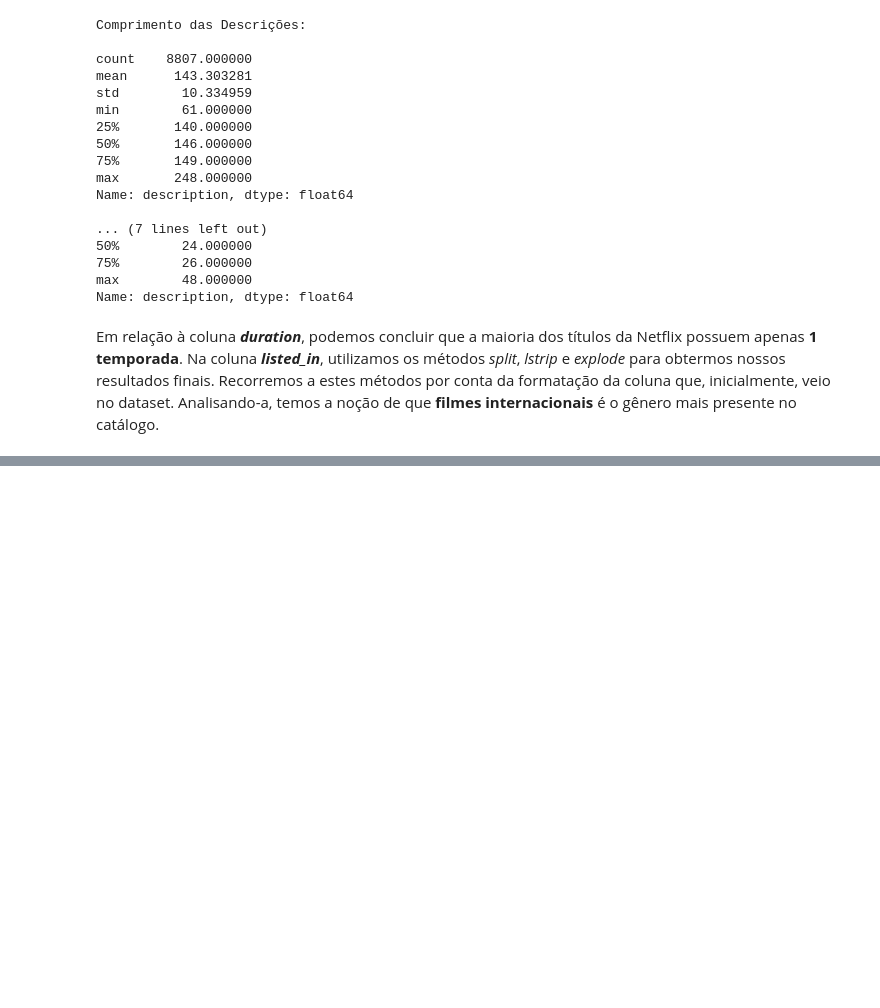
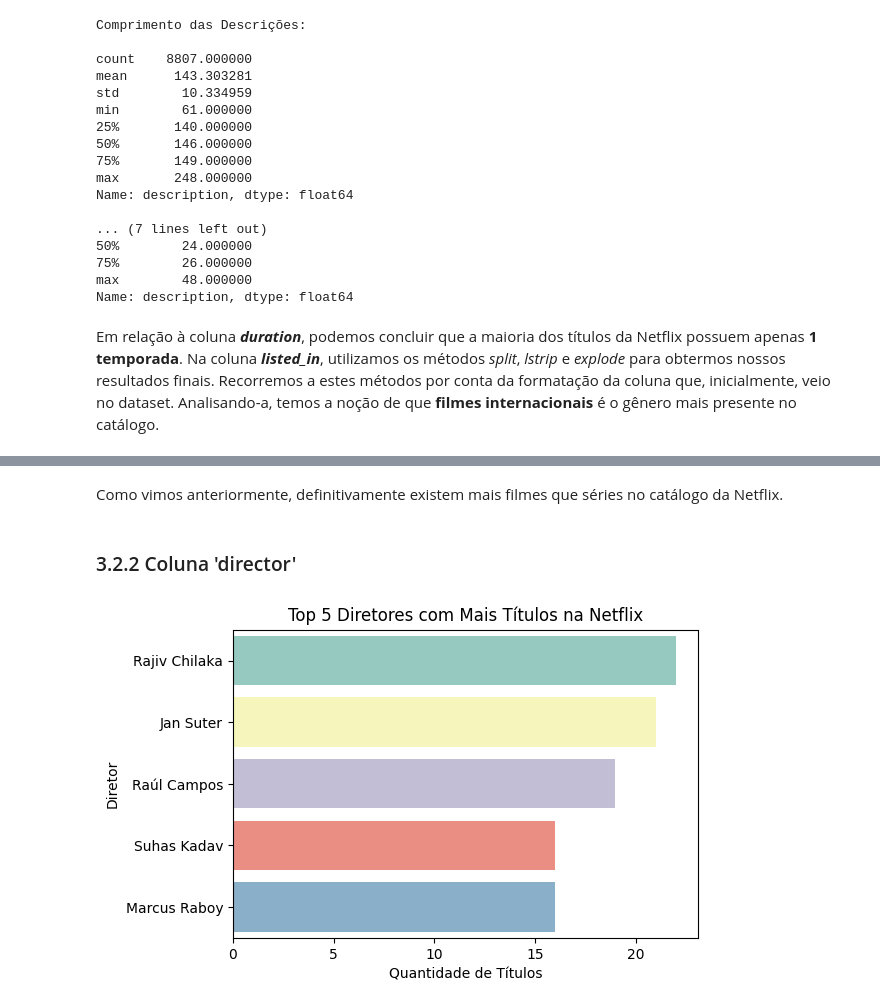
Before and after one commit to mendes078/Projeto_2025.2, a Jupyter notebook: Projeto - 2025.2/main.ipynb, the cells around one changed output, grey strips where cells are left out. Cells and saved outputs as stored; diff of their text form; code cells hidden in the pictures; blank space fills up the shorter version.

```diff
--- a/Projeto - 2025.2/main.ipynb
+++ b/Projeto - 2025.2/main.ipynb
@@ -353,0 +379,18 @@ Por fim, como a coluna **_description_** é composta, principalmente, por frases
+# %% [markdown]
+Como vimos anteriormente, definitivamente existem mais filmes que séries no catálogo da Netflix.
+# %% [markdown]
+### 3.2.2 Coluna 'director'
+# %%
+# Criando o gráfico da coluna 'director':
+
+diretores_separados = df['director'][df['director'] != "Unknown"].str.split(",").explode().str.lstrip()
+cinco_diretores = diretores_separados.value_counts().head()
+
+plt.figure(figsize = (6, 4))
+sns.barplot(x = cinco_diretores.values, y = cinco_diretores.index, hue = cinco_diretores.index, palette = "Set3")
+plt.title("Top 5 Diretores com Mais Títulos na Netflix")
+plt.xlabel("Quantidade de Títulos")
+plt.ylabel("Diretor")
+plt.show()
+# %% [output]
+[figure, added]
```
Also changed, not shown: parts of 18 cells of this notebook.
